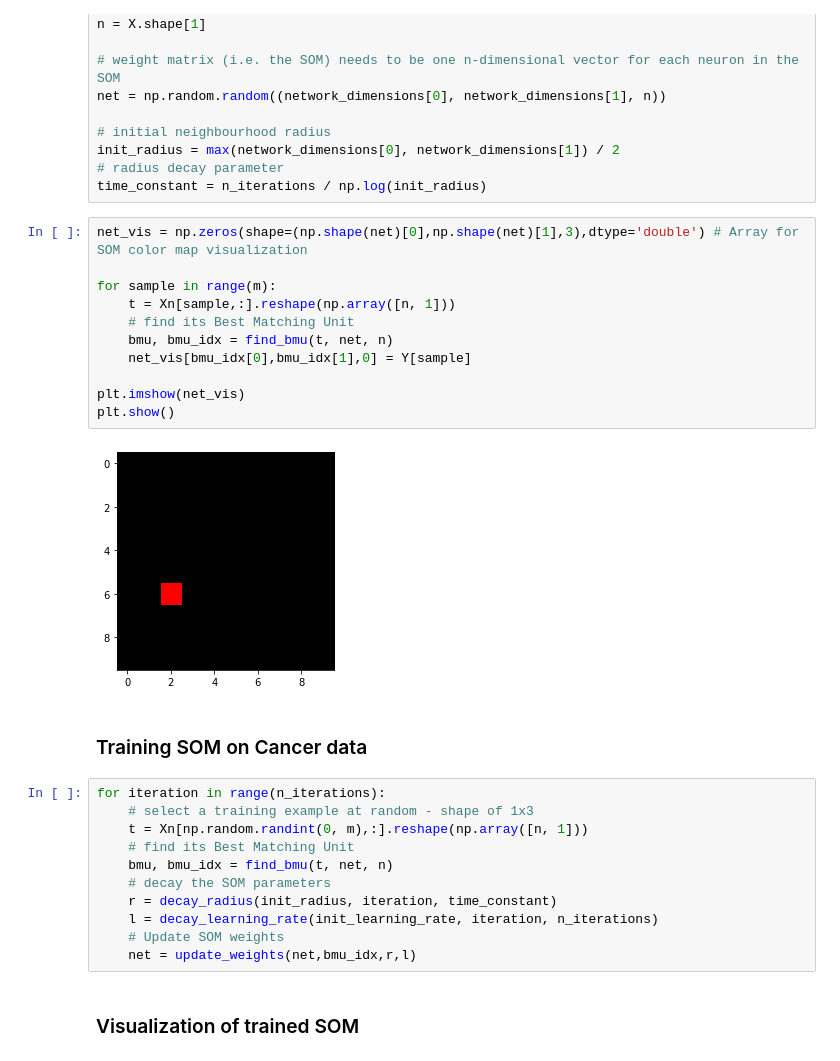
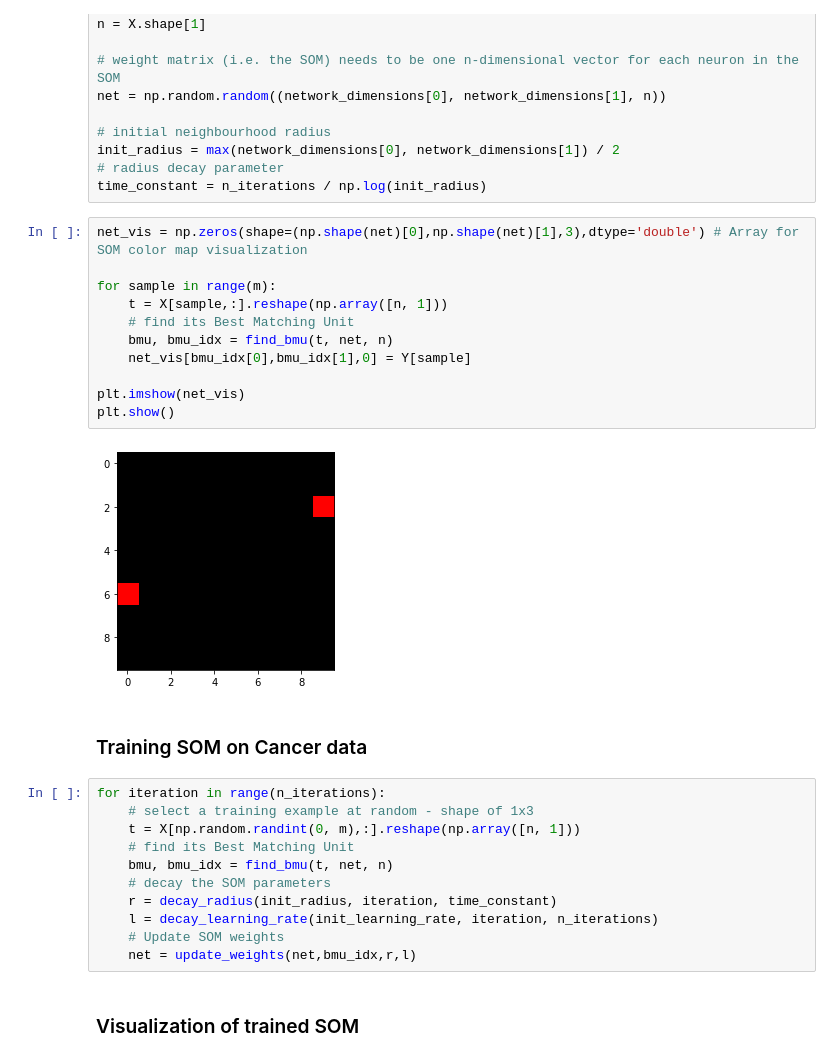
Before and after one commit to argonne-lcf/AI4ScienceTutorial, a Jupyter notebook: sess1_statisticalLearning/statistical_learning.ipynb, the cells around one changed output. Cells and saved outputs as stored; diff of their text form.

```diff
--- a/sess1_statisticalLearning/statistical_learning.ipynb
+++ b/sess1_statisticalLearning/statistical_learning.ipynb
@@ -505,22 +505,22 @@ time_constant = n_iterations / np.log(init_radius)
 # %%
 net_vis = np.zeros(shape=(np.shape(net)[0],np.shape(net)[1],3),dtype='double') # Array for SOM color map visualization
 
 for sample in range(m):
-    t = Xn[sample,:].reshape(np.array([n, 1]))
+    t = X[sample,:].reshape(np.array([n, 1]))
     # find its Best Matching Unit
     bmu, bmu_idx = find_bmu(t, net, n)
     net_vis[bmu_idx[0],bmu_idx[1],0] = Y[sample]
 
 plt.imshow(net_vis)
 plt.show()
 # %% [output]
-[figure, old version]
+[figure, new version]
 # %% [markdown]
 ### Training SOM on Cancer data
 # %%
 for iteration in range(n_iterations):
     # select a training example at random - shape of 1x3
-    t = Xn[np.random.randint(0, m),:].reshape(np.array([n, 1]))
+    t = X[np.random.randint(0, m),:].reshape(np.array([n, 1]))
     # find its Best Matching Unit
     bmu, bmu_idx = find_bmu(t, net, n)
     # decay the SOM parameters
```
Also changed, not shown: parts of 13 cells of this notebook.
